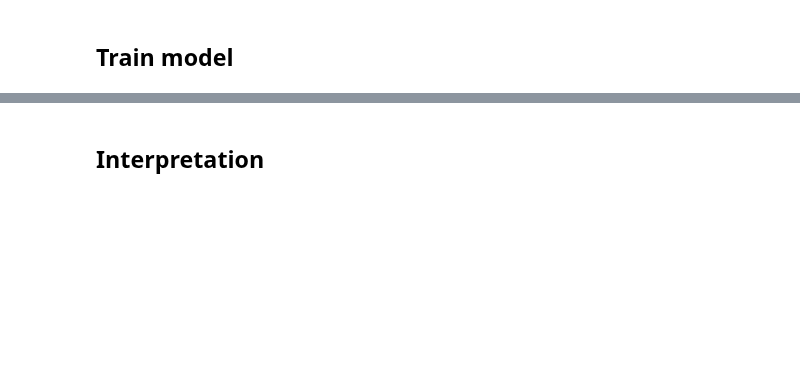
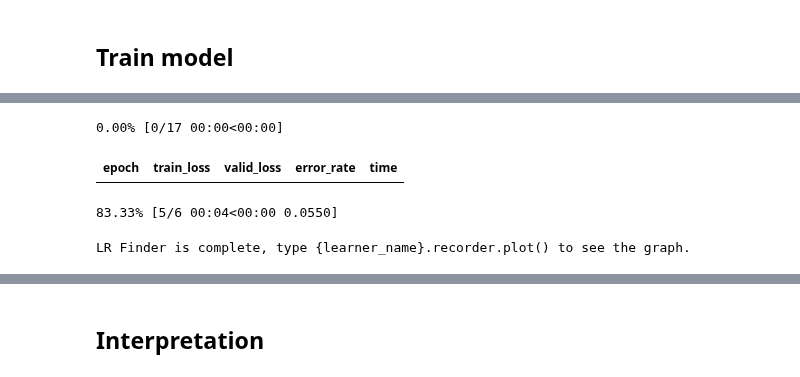
Before and after one commit to GrueneKatze/course-v3, a Jupyter notebook: nbs/dl1/lesson2-download.ipynb, the cells around one changed output, grey strips where cells are left out. Cells and saved outputs as stored; diff of their text form; code cells hidden in the pictures; blank space fills up the shorter version.

```diff
--- a/nbs/dl1/lesson2-download.ipynb
+++ b/nbs/dl1/lesson2-download.ipynb
@@ -264,3 +242,10 @@ learn.lr_find()
+# %%
+learn.lr_find(start_lr=1e-5, end_lr=1e-1)
+# %% [output]
+0.00% [0/17 00:00<00:00]
+| epoch | train_loss | valid_loss | error_rate | time |
+83.33% [5/6 00:04<00:00 0.0550]
+LR Finder is complete, type {learner_name}.recorder.plot() to see the graph.
 # %%
 # If the plot is not showing try to give a start and end learning rate
 # learn.lr_find(start_lr=1e-5, end_lr=1e-1)
```
Also changed, not shown: parts of 22 cells of this notebook.
